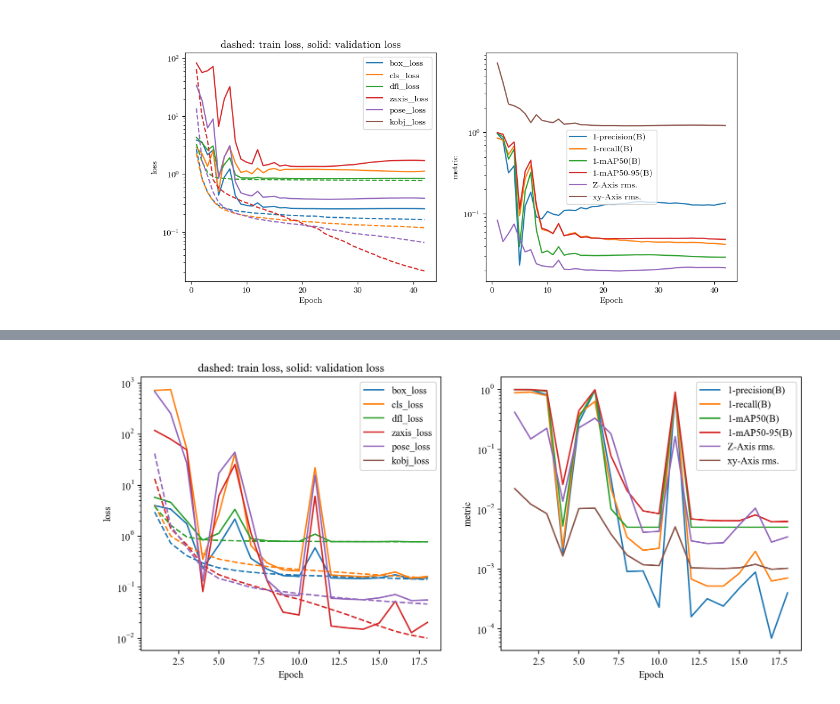
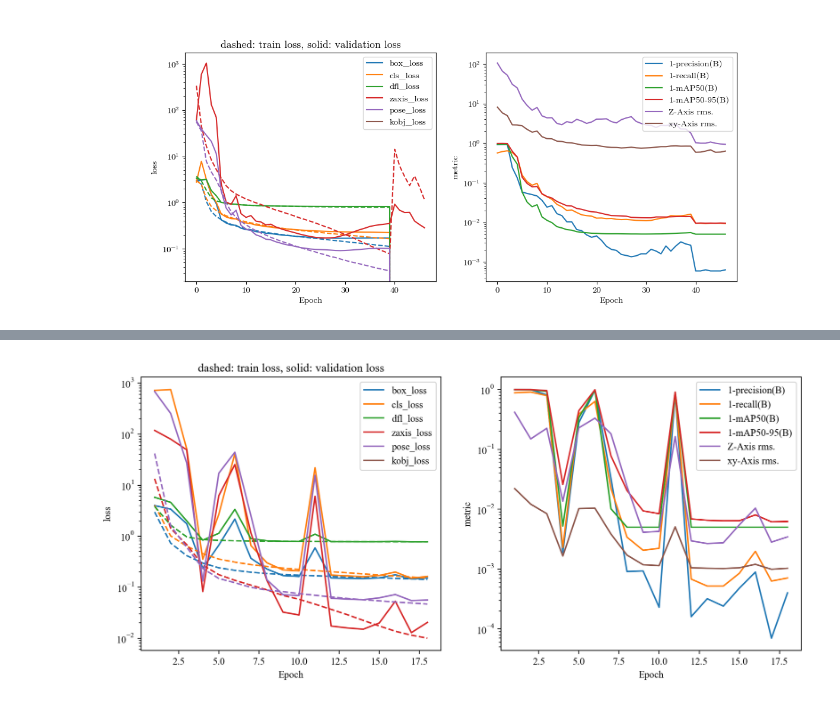
Before and after one commit to till-robert/YOLOtrack11, a Jupyter notebook: plot_results.ipynb, the cells around one changed output, grey strips where cells are left out. Drawn from its saved outputs; the diff is of its cells as text; code cells hidden in the pictures.

```diff
--- a/plot_results.ipynb
+++ b/plot_results.ipynb
@@ -8,27 +8,29 @@ import matplotlib.pyplot as plt
 # %%
 def plot_results(fname, start_epoch=0, log=True, show_training_loss=True):
     plt.figure(figsize=(12,5)) if not plt.get_fignums() else plt.clf()
-    res = pd.read_csv(fname)
+    if isinstance(fname, str):
+        fname = [fname]
+    res = pd.concat([pd.read_csv(f) for f in fname], ignore_index=True)
     for r in res:
 
         if "val" in r:
             plt.subplot(1,2,1)
             plt.title("dashed: train loss, solid: validation loss")
-            l,=plt.plot(res["epoch"][start_epoch:],res[r][start_epoch:], label=r.replace("val/",""))
+            l,=plt.plot(res.index[start_epoch:],res[r][start_epoch:], label=r.replace("val/",""))
             if show_training_loss:
                 train_loss_key = r.replace("val","train")
-                plt.plot(res["epoch"][start_epoch:],res[train_loss_key][start_epoch:], ls="dashed", color=l.get_color())
+                plt.plot(res.index[start_epoch:],res[train_loss_key][start_epoch:], ls="dashed", color=l.get_color())
 
-            # print(res["epoch"][start_epoch:],res[r][start_epoch:])
+            # print(res.index[start_epoch:],res[r][start_epoch:])
         elif "rms." in r or "MSE" in r:
             plt.subplot(1,2,2)
-            plt.plot(res["epoch"][start_epoch:],res[r][start_epoch:], label=r.replace("metrics/",""))
+            plt.plot(res.index[start_epoch:],res[r][start_epoch:], label=r.replace("metrics/",""))
         elif "metric" in r:
             plt.subplot(1,2,2)
             if log:
-                plt.plot(res["epoch"][start_epoch:],1-res[r][start_epoch:], label="1-"+r.replace("metrics/",""))
+                plt.plot(res.index[start_epoch:],1-res[r][start_epoch:], label="1-"+r.replace("metrics/",""))
             else:
-                plt.plot(res["epoch"][start_epoch:],res[r][start_epoch:], label=r.replace("metrics/",""))
+                plt.plot(res.index[start_epoch:],res[r][start_epoch:], label=r.replace("metrics/",""))
     plt.subplot(1,2,1)
     plt.xlabel("Epoch")
     plt.ylabel("loss")
@@ -44,10 +46,10 @@ def plot_results(fname, start_epoch=0, log=True, show_training_loss=True):
     # plt.show()
     return plt.gcf()
 # %%
-plot_results("../ultralytics/runs/pose/train106/results.csv")#, log=False)
+plot_results([f"../ultralytics/runs/pose/train{i}/results.csv" for i in (122,129,130)])#, log=False)
 plt.show()
 # %% [output]
-[figure, old version]
+[figure, new version]
 # %%
 plot_results("../ultralytics/runs/pose/train23/results.csv")
 # %% [output]
```
Also changed, not shown: 16 other files.
